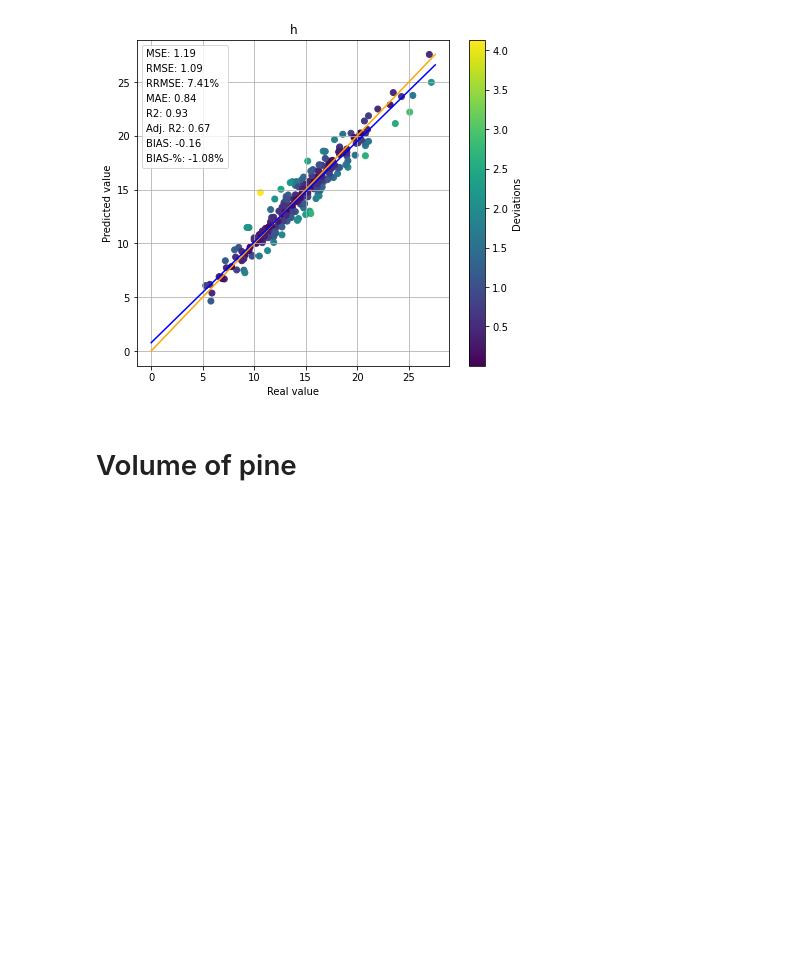
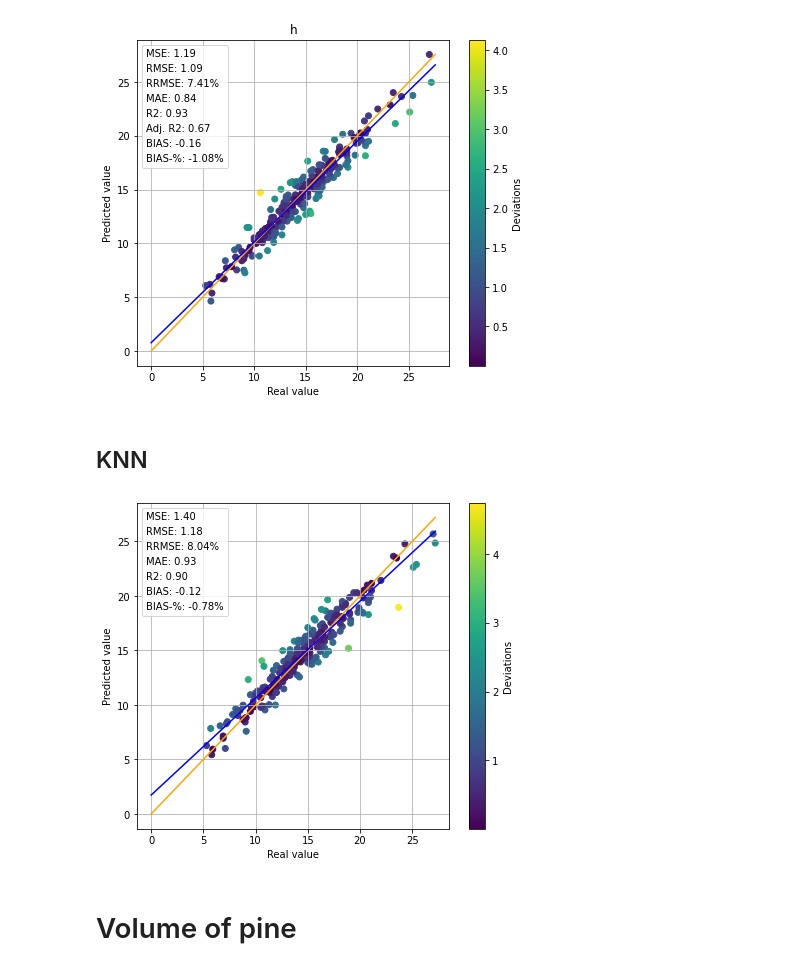
Before and after one commit to mayrajeo/enveco, a Jupyter notebook: scripts/Compare results.ipynb, the cells around one changed output. Drawn from its saved outputs; the diff is of its cells as text; code cells hidden in the pictures; blank space fills up the shorter version.

```diff
--- a/scripts/Compare results.ipynb
+++ b/scripts/Compare results.ipynb
@@ -484,6 +546,14 @@ plt.show()
 [interactive output not drawn]
 [interactive output not drawn]
 [figure]
+# %% [markdown]
+## KNN
+# %%
+target = 'h'
+plot_regression_results(knn_results[f'{target}_pred'], knn_results[target])
+plt.show()
+# %% [output]
+[figure, added]
 # %% [markdown]
 # Volume of pine
 # %%
```
Also changed, not shown: parts of 17 cells of this notebook, 21 other files.
